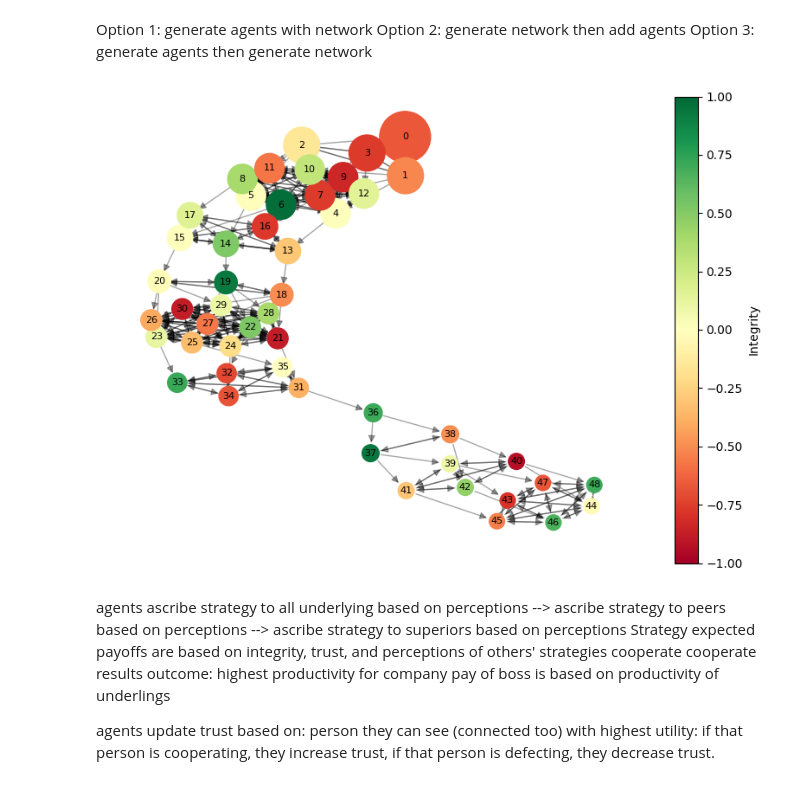
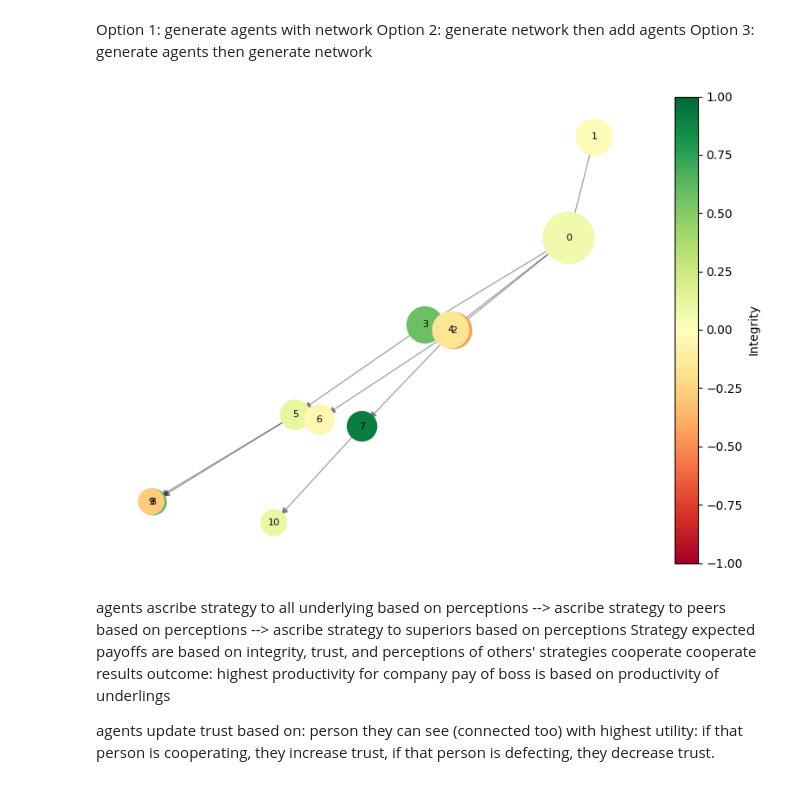
Before and after one commit to Zeke-CE/CorruptionModel, a Jupyter notebook: CorruptionABM2Zeke.ipynb, the cells around one changed output. Drawn from its saved outputs; the diff is of its cells as text; code cells hidden in the pictures.

Commit message:
Added first steps of network: working = bosses and underling => need peer connections

```diff
--- a/CorruptionABM2Zeke.ipynb
+++ b/CorruptionABM2Zeke.ipynb
@@ -13,9 +13,9 @@ Parameters:
 5. Initial Conditions: Integrity, Trust
 # %%
 class Agent:
-    def __init__(self, id, role, integrity, trust):
+    def __init__(self, id, level, integrity, trust):
         self.id = id
-        self.role = role
+        self.level = level
         self.integrity = integrity
         self.trust = trust
         self.utility = 0.0
@@ -30,28 +30,27 @@ Option 1: generate agents with network
 Option 2: generate network then add agents
 Option 3: generate agents then generate network
 # %%
-def generate_network(level_size):
+def generate_network(level_size = [3, 9]):
     G = nx.DiGraph()
     ceo = Agent(0, 'CEO', truncnorm.rvs(-1, 1, loc=0, scale=1), truncnorm.rvs(-1, 1, loc=0, scale=1))
-    G.add_node(ceo.id, level=0, role=ceo.role, agent=ceo)
-    levels, all_agents, next_id = [], [ceo], 1
-    for i, n in enumerate(level_size, start=1):
-        role = 'DepartmentHead' if i == 1 else f'Level{i}'
-        lvl = [Agent(next_id + j, role, truncnorm.rvs(-1, 1, loc=0, scale=1), truncnorm.rvs(-1, 1, loc=0, scale=1)) for j in range(n)]
-        next_id += n
-        for a in lvl: G.add_node(a.id, level=i, role=a.role, agent=a)
-        levels.append(lvl); all_agents.extend(lvl)
-    parents = [ceo]
-    for lvl in levels:
-        for j, child in enumerate(lvl):
-            boss = parents[j % len(parents)]
-            child.bosses.append(boss); boss.underlings.append(child); G.add_edge(boss.id, child.id)
-        for i, a in enumerate(lvl):
-            for b in lvl[i+1:]:
-                a.peers.append(b); b.peers.append(a)
-                G.add_edge(a.id, b.id); G.add_edge(b.id, a.id)
-        parents = lvl
-    G.graph['agents'], G.graph['levels'] = all_agents, [[ceo], *levels]
+    G.add_node(ceo.id, level=0, agent=ceo)
+    for level, size in enumerate(level_size):
+        for employee in range(size):
+            id = len(G.nodes)
+            this_level = level + 1
+            integrity = truncnorm.rvs(-1, 1, loc=0, scale=1)
+            trust = truncnorm.rvs(-1, 1, loc=0, scale=1)
+            agent = Agent(id, this_level, integrity, trust)
+            G.add_node(agent.id, level=this_level, agent=agent)
+            if this_level == 1:
+                G.add_edge(0, agent.id)
+                agent.bosses.append(ceo.id)
+                ceo.underlings.append(agent.id)
+            else:
+                boss_id = np.random.choice([n for n, d in G.nodes(data=True) if d['level'] == this_level - 1])
+                G.add_edge(boss_id, agent.id)
+                agent.bosses.append(boss_id)
+                G.nodes[boss_id]['agent'].underlings.append(agent.id)
     return G
 # %%
 def plot_network(G):
@@ -67,10 +66,10 @@ def plot_network(G):
     plt.axis('off')
     plt.show()
 # %%
-G = generate_network([3, 9, 5, 3, 10, 5, 1, 2, 4, 6])
+G = generate_network([4, 3, 3])
 plot_network(G)
 # %% [output]
-[figure, old version]
+[figure, new version]
 # %% [markdown]
 agents ascribe strategy to all underlying based on perceptions
 --> ascribe strategy to peers based on perceptions
```
